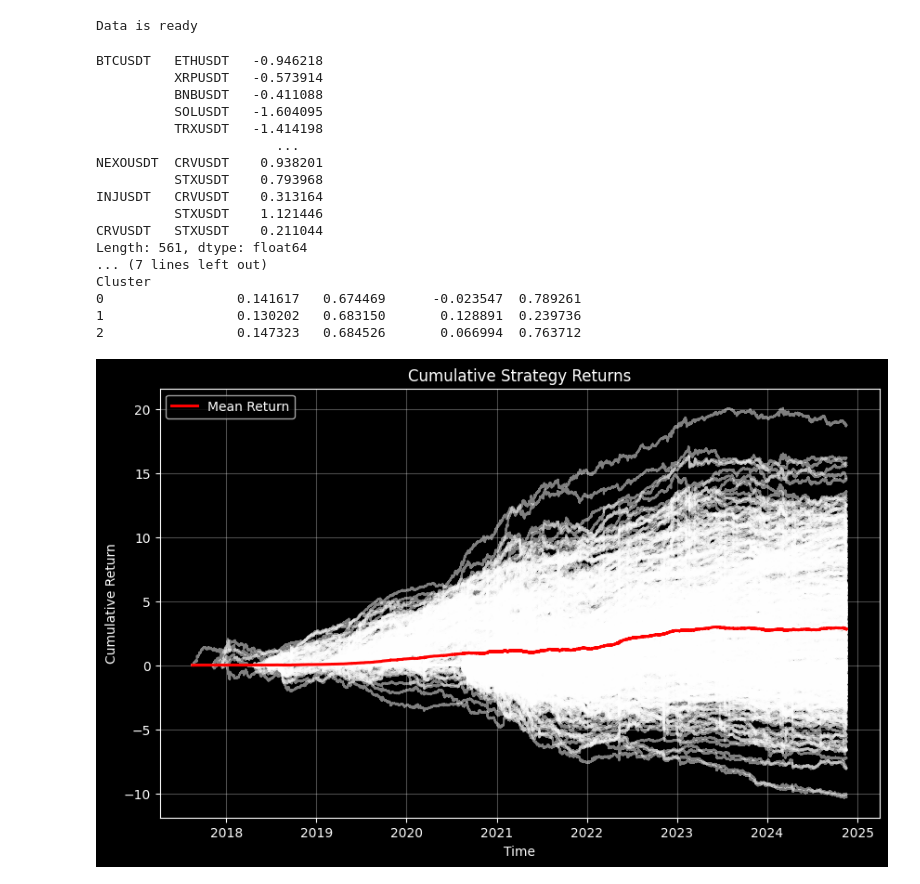
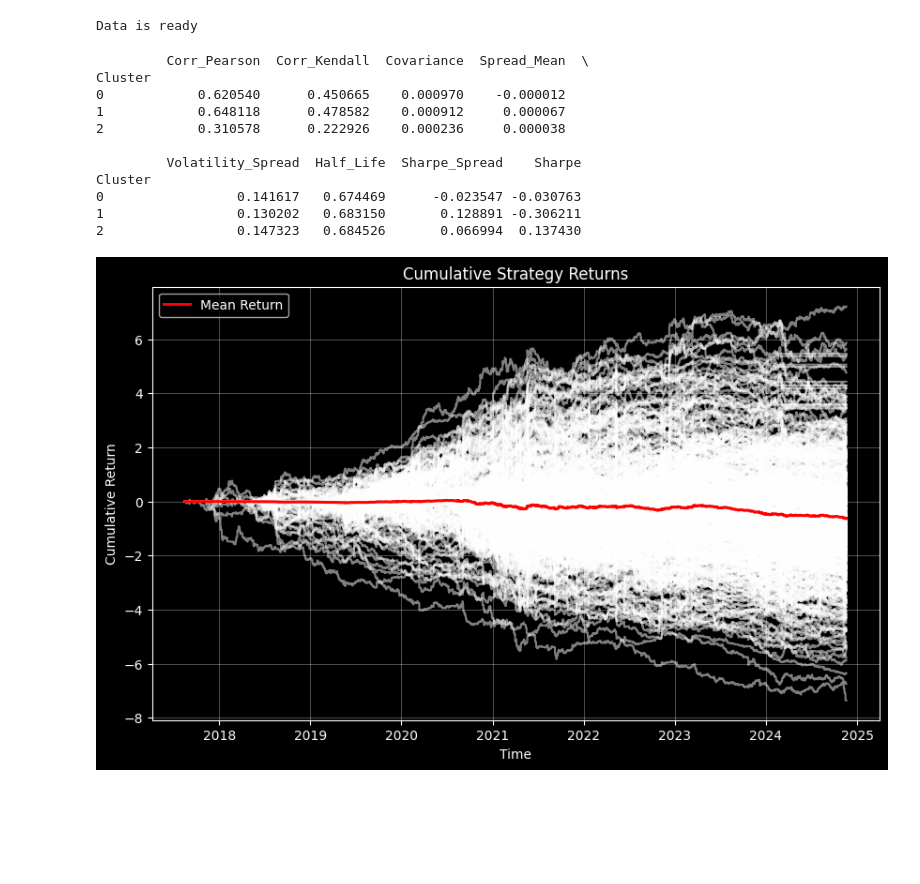
Before and after one commit to CrossNight1/PAIR003, a Jupyter notebook: pair003.ipynb, the cells around one changed output. Cells and saved outputs as stored; diff of their text form; code cells hidden in the pictures; blank space fills up the shorter version.

```diff
--- a/pair003.ipynb
+++ b/pair003.ipynb
@@ -14,24 +14,22 @@ from utils import price_dict_to_df
 from sklearn.preprocessing import StandardScaler
 from sklearn.cluster import KMeans
 plt.style.use('dark_background')
-# %%
-datas = joblib.load('/Users/leoinv/Documents/CODE/BACKTEST/data/1h.joblib')
-symbols = list(datas.keys())
-datas = {symbol: df for symbol, df in datas.items() if symbol in symbols}
-close = price_dict_to_df(datas)
-close = close.ffill()
-
-min_valid_rows = 20000
-close = close.loc[:, close.notna().sum() >= min_valid_rows]
-close = close.dropna()
-rets = np.log(close).diff().dropna()
-
-split_idx = int(len(rets.index) * 0.7)
-train_to = rets.index[split_idx]
-test_fr = train_to
-# %% [output]
-Data is ready
 # %%
+datas = joblib.load('/Users/leoinv/Documents/CODE/BACKTEST/data/1h.joblib')
+symbols = list(datas.keys())
+datas = {symbol: df for symbol, df in datas.items() if symbol in symbols}
+close = price_dict_to_df(datas)
+close = close.ffill()
+
+min_valid_rows = 20000
+close = close.loc[:, close.notna().sum() >= min_valid_rows]
+close = close.dropna()
+rets = np.log(close).diff().dropna()
+
+split_idx = int(len(rets.index) * 0.7)
+train_to = rets.index[split_idx]
+test_fr = train_to
+
 corr_matrix_kendall = rets[: train_to].corr() #Just pearson
 
 corr_pairs_kendall = (
@@ -64,11 +62,11 @@ def indi_custom(ohlc: pd.DataFrame, lookback: int, atr_lookback: int = 10, z_win
     ind = pd.Series(ind, index=ohlc.index)
     ind_ = value_np
 
-    # Rolling Z-score (causal, no look-ahead)
     ind_norm = rolling_zscore(ind, z_window)
     ind__norm = rolling_zscore(ind_, z_window)
 
-    return 0.5 * ind_norm + 0.5 * ind__norm
+    vlu = 0.5 * ind_norm + 0.5 * ind__norm
+    return vlu.rolling(window=atr_lookback).mean().fillna(0)
 
 def get_pair_features(price_df, returns_df, pair):
     a1, a2 = pair
@@ -149,8 +147,10 @@ def get_pair_features(price_df, returns_df, pair):
         'Half_Life': half_life,
         'Sharpe_Spread': sharpe_spread
     }
+# %% [output]
+Data is ready
 # %%
-top_pairs = corr_pairs_kendall[corr_pairs_kendall["Corr"] >= 0.1]
+top_pairs = corr_pairs_kendall[corr_pairs_kendall["Corr"] >= 0.0]
 
 result = {}
 for symbol1, symbol2 in zip(top_pairs['Asset1'], top_pairs['Asset2']):
@@ -173,13 +173,16 @@ for symbol1, symbol2 in zip(top_pairs['Asset1'], top_pairs['Asset2']):
         'lookback': 30,
         'atr_lookback': 10,
     }
-    res = pair_trade_backtest(data1, data2, indi_custom, mode=['long', 'short'], pair_trade=True, plot=False, threshold=0.3, revert=True, **indi_params)
+
+    res = pair_trade_backtest(data1, data2, indi_custom,
+                              plot=False, threshold=0.5,
+                              revert=True, fee_rate=0.0005,
+                              **indi_params)
 
     result[(symbol1, symbol2)] = res['returns']
 
 strat_rets = pd.DataFrame(result).fillna(0)
 sharpe = strat_rets.mean() / strat_rets.std() * np.sqrt(365 * 24)
-print(sharpe.T)
 
 pairs = list(sharpe.keys())
 features_list = []
@@ -198,47 +201,41 @@ feature_cols = [col for col in features_df.columns if col not in ['Sharpe', 'Clu
 X = features_df[feature_cols].fillna(0)
 scaler = StandardScaler()
 X_scaled = scaler.fit_transform(X)
 k = 3
 kmeans = KMeans(n_clusters=k, random_state=42)
 clusters = kmeans.fit_predict(X_scaled)
 features_df['Cluster'] = clusters
 
 print(features_df.groupby('Cluster').mean())
 
 # Plot cumulative returns
 cum_strat_rets = strat_rets.cumsum()
 plt.figure(figsize=(10, 6))
 
 if isinstance(cum_strat_rets, pd.Series):
     plt.plot(cum_strat_rets, color='white', label='Strategy')
 else:
     for col in cum_strat_rets.columns:
         plt.plot(cum_strat_rets.index, cum_strat_rets[col], color='white', alpha=0.5)
     plt.plot(cum_strat_rets.index, cum_strat_rets.mean(axis=1),
              label="Mean Return", linewidth=2.2, color='red')
 
 plt.title("Cumulative Strategy Returns", color='white')
 plt.xlabel("Time", color='white')
 plt.ylabel("Cumulative Return", color='white')
 plt.legend()
 plt.grid(alpha=0.3)
 plt.show()
 # %% [output]
-BTCUSDT   ETHUSDT   -0.946218
-          XRPUSDT   -0.573914
-          BNBUSDT   -0.411088
-          SOLUSDT   -1.604095
-          TRXUSDT   -1.414198
-                       ...
-NEXOUSDT  CRVUSDT    0.938201
-          STXUSDT    0.793968
-INJUSDT   CRVUSDT    0.313164
-          STXUSDT    1.121446
-CRVUSDT   STXUSDT    0.211044
-Length: 561, dtype: float64
-... (7 lines left out)
+         Corr_Pearson  Corr_Kendall  Covariance  Spread_Mean  \
 Cluster
-0                 0.141617   0.674469      -0.023547  0.789261
-1                 0.130202   0.683150       0.128891  0.239736
-2                 0.147323   0.684526       0.066994  0.763712
+0            0.620540      0.450665    0.000970    -0.000012
+1            0.648118      0.478582    0.000912     0.000067
+2            0.310578      0.222926    0.000236     0.000038
+
+         Volatility_Spread  Half_Life  Sharpe_Spread    Sharpe
+Cluster
+0                 0.141617   0.674469      -0.023547 -0.030763
+1                 0.130202   0.683150       0.128891 -0.306211
+2                 0.147323   0.684526       0.066994  0.137430
-[figure, old version]
+[figure, new version]
```
Also changed, not shown: parts of 4 cells of this notebook.
